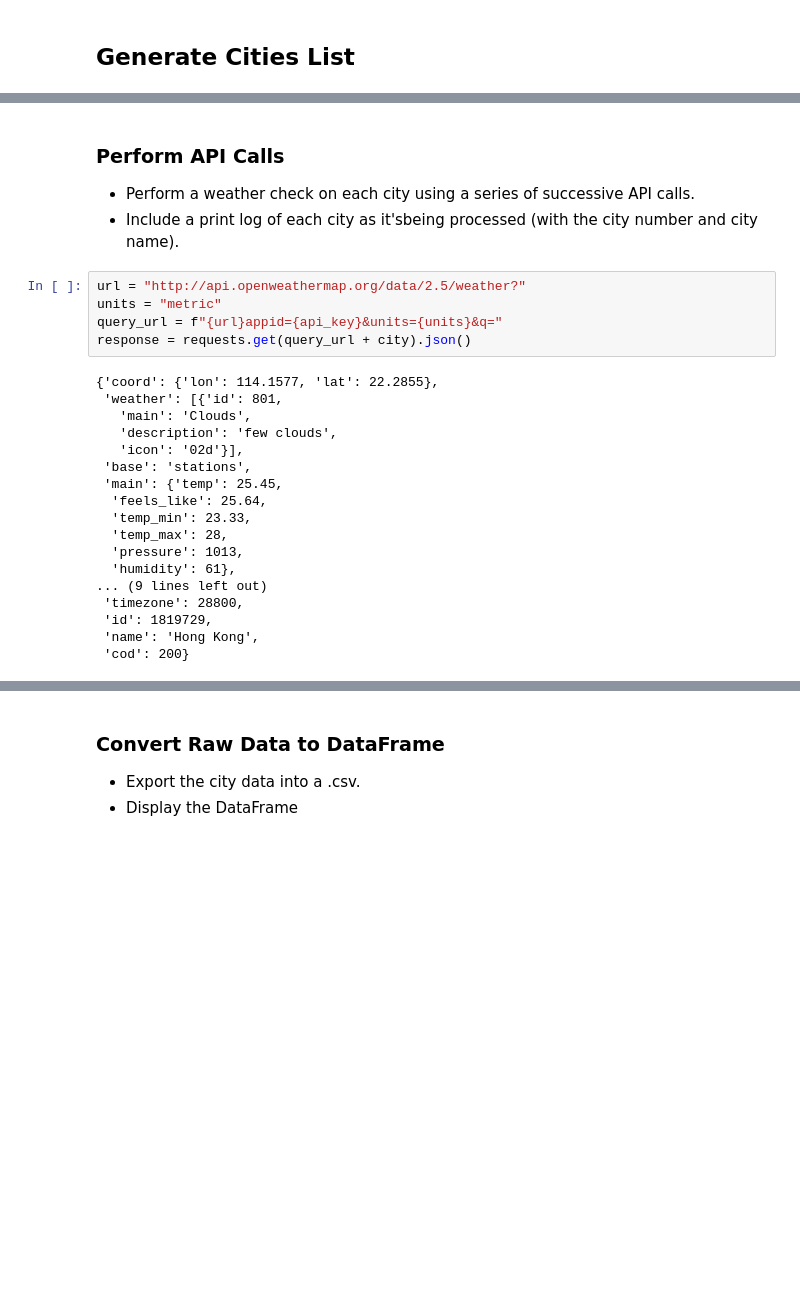
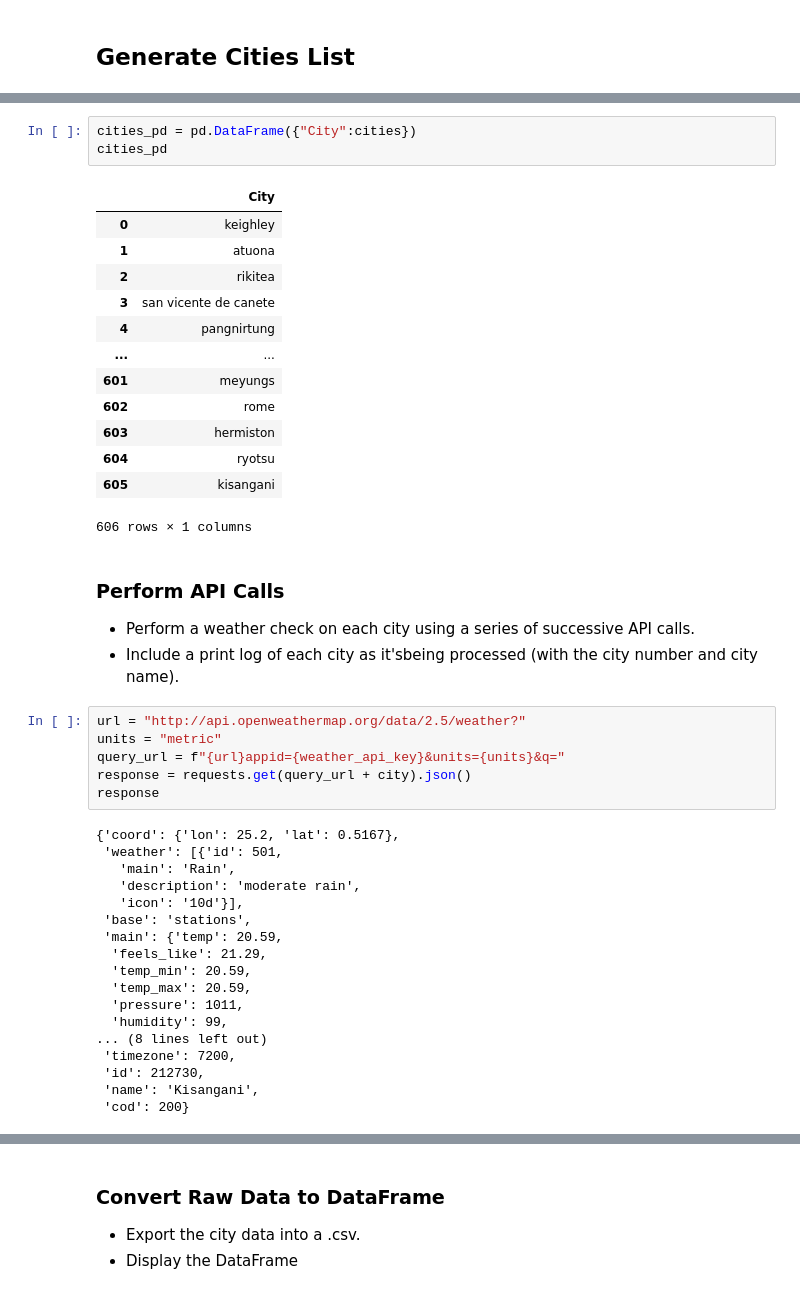
Before and after one commit to arriova16/api-homework, a Jupyter notebook: WeatherPy/WeatherPy.ipynb, the cells around one changed output, grey strips where cells are left out. Saved outputs shown, nothing was run; the diff lists cells and outputs as text; blank space fills up the shorter version.

```diff
--- a/WeatherPy/WeatherPy.ipynb
+++ b/WeatherPy/WeatherPy.ipynb
@@ -53,3 +52,20 @@ len(cities)
+# %%
+cities_pd = pd.DataFrame({"City":cities})
+cities_pd
+# %% [output]
+|  | City |
+| 0 | keighley |
+| 1 | atuona |
+| 2 | rikitea |
+| 3 | san vicente de canete |
+| 4 | pangnirtung |
+| ... | ... |
+| 601 | meyungs |
+| 602 | rome |
+| 603 | hermiston |
+| 604 | ryotsu |
+| 605 | kisangani |
+606 rows × 1 columns
 # %% [markdown]
 ### Perform API Calls
 * Perform a weather check on each city using a series of successive API calls.
@@ -57,23 +73,24 @@ len(cities)
 # %%
 url = "http://api.openweathermap.org/data/2.5/weather?"
 units = "metric"
-query_url = f"{url}appid={api_key}&units={units}&q="
+query_url = f"{url}appid={weather_api_key}&units={units}&q="
 response = requests.get(query_url + city).json()
+response
 # %% [output]
-{'coord': {'lon': 114.1577, 'lat': 22.2855},
- 'weather': [{'id': 801,
-   'main': 'Clouds',
-   'description': 'few clouds',
-   'icon': '02d'}],
+{'coord': {'lon': 25.2, 'lat': 0.5167},
+ 'weather': [{'id': 501,
+   'main': 'Rain',
+   'description': 'moderate rain',
+   'icon': '10d'}],
  'base': 'stations',
- 'main': {'temp': 25.45,
-  'feels_like': 25.64,
-  'temp_min': 23.33,
-  'temp_max': 28,
-  'pressure': 1013,
-  'humidity': 61},
-... (9 lines left out)
- 'timezone': 28800,
- 'id': 1819729,
- 'name': 'Hong Kong',
+ 'main': {'temp': 20.59,
+  'feels_like': 21.29,
+  'temp_min': 20.59,
+  'temp_max': 20.59,
+  'pressure': 1011,
+  'humidity': 99,
+... (8 lines left out)
+ 'timezone': 7200,
+ 'id': 212730,
+ 'name': 'Kisangani',
  'cod': 200}
```
Also changed, not shown: parts of 6 cells of this notebook.
